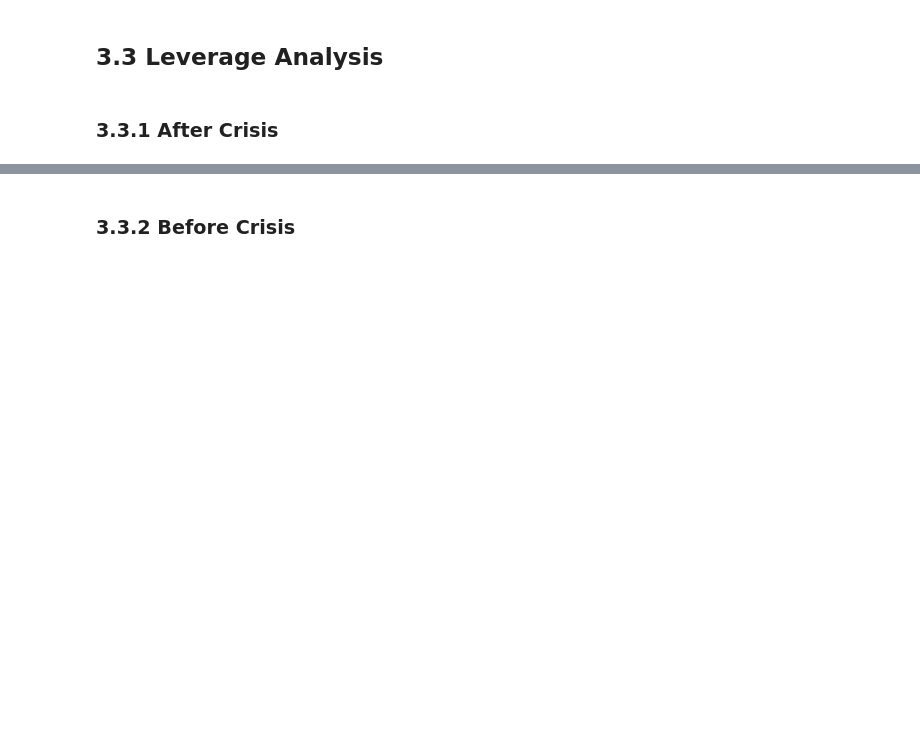
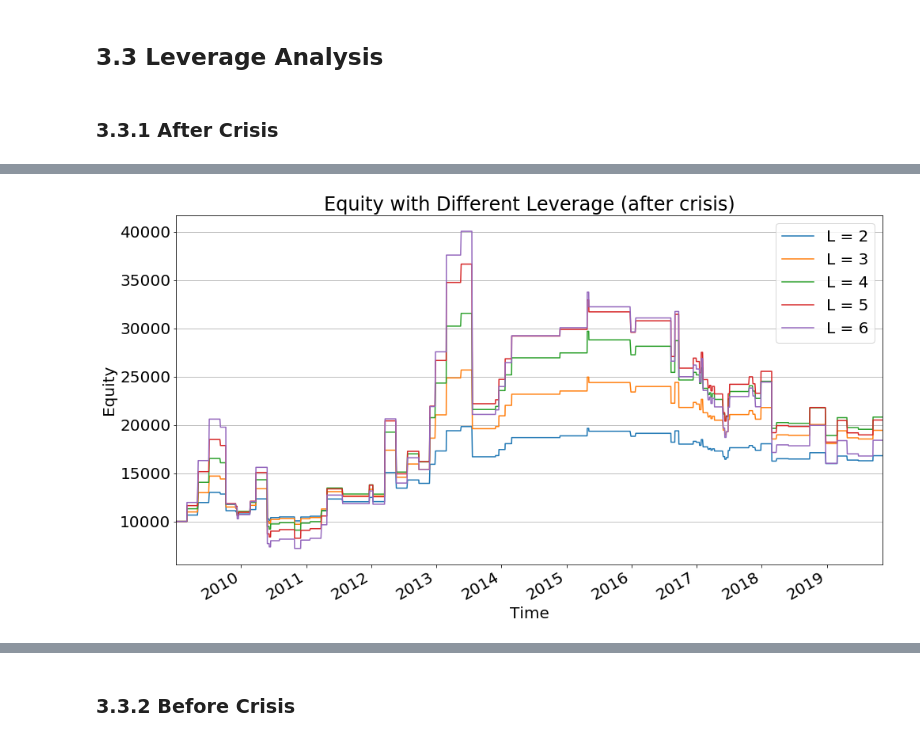
Before and after one commit to Zhehao97/AlgorithmicTrading_final, a Jupyter notebook: 2.Carry Trade Implementation.ipynb, the cells around one changed output, grey strips where cells are left out. Drawn from its saved outputs; the diff is of its cells as text; code cells hidden in the pictures; blank space fills up the shorter version.

```diff
--- a/2.Carry Trade Implementation.ipynb
+++ b/2.Carry Trade Implementation.ipynb
@@ -251,8 +252,8 @@ Volatility, before crisis: 0.151602213327
 # %% [markdown]
 ### 3.3.1 After Crisis
 # %%
-results_09_l3 = ct.algo_loop(final_data_new.iloc[324:], fx_list, period_list, leverage = 3.0)
-results_09_l4 = ct.algo_loop(final_data_new.iloc[324:], fx_list, period_list, leverage = 4.0)
-results_09_l5 = ct.algo_loop(final_data_new.iloc[324:], fx_list, period_list, leverage = 5.0)
-results_09_l6 = ct.algo_loop(final_data_new.iloc[324:], fx_list, period_list, leverage = 6.0)
+results_post_crisis_l3 = ct.algo_loop(final_data_new.iloc[324:], fx_list, period_list, leverage = 3.0)
+results_post_crisis_l4 = ct.algo_loop(final_data_new.iloc[324:], fx_list, period_list, leverage = 4.0)
+results_post_crisis_l5 = ct.algo_loop(final_data_new.iloc[324:], fx_list, period_list, leverage = 5.0)
+results_post_crisis_l6 = ct.algo_loop(final_data_new.iloc[324:], fx_list, period_list, leverage = 6.0)
 # %% [output]
@@ -267,13 +268,15 @@ results_09_l6 = ct.algo_loop(final_data_new.iloc[324:], fx_list, period_list, le
 # %%
-results_09['Equity'].plot(label='L = 2')
-results_09_l3['Equity'].plot(label='L = 3')
-results_09_l4['Equity'].plot(label='L = 4')
-results_09_l5['Equity'].plot(label='L = 5')
-results_09_l6['Equity'].plot(label='L = 6')
+results_post_crisis['Equity'].plot(label='L = 2')
+results_post_crisis_l3['Equity'].plot(label='L = 3')
+results_post_crisis_l4['Equity'].plot(label='L = 4')
+results_post_crisis_l5['Equity'].plot(label='L = 5')
+results_post_crisis_l6['Equity'].plot(label='L = 6')
 plt.grid(True, axis='y')
 plt.legend(loc='upper right')
 plt.xlabel('Time')
 plt.ylabel('Equity')
 plt.title('Equity with Different Leverage (after crisis)')
 plt.savefig('Results/Real_Return_leverages_post_crisis.jpg')
+# %% [output]
+[figure, added]
 # %%
```
Also changed, not shown: parts of 19 cells of this notebook, 1 other file.
